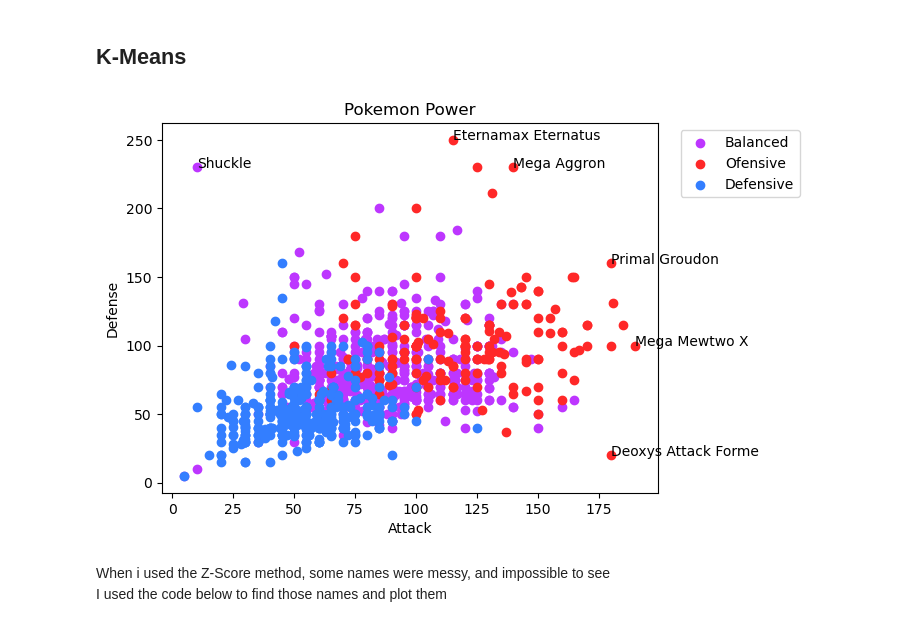
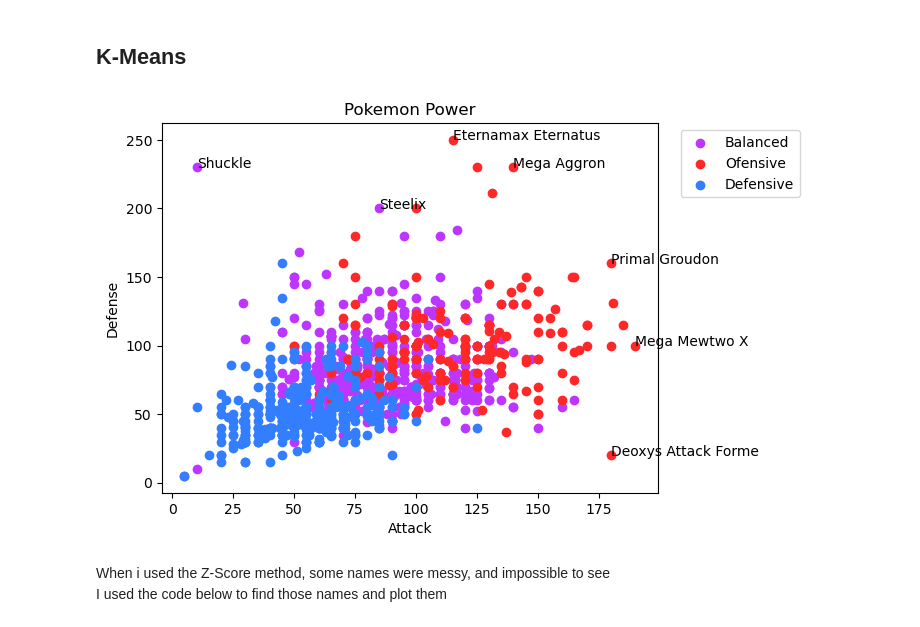
Before and after one commit to dtASW/Pokemon-K-Means.Z-Score, a Jupyter notebook: pokemon.ipynb, the cells around one changed output. Cells and saved outputs as stored; diff of their text form; code cells hidden in the pictures.

Commit message:
Steelix Added to the plot

```diff
--- a/pokemon.ipynb
+++ b/pokemon.ipynb
@@ -80,35 +80,35 @@ for i in range(3):
     plt.scatter(df[df['Cluster'] == i]['attack'], df[df['Cluster'] == i]['defense'], c=colors[i], label= color_labels[i])
 
 # Calculate Z-scores for each feature
 X_zscore = zscore(X)
 
 # Set Z-score threshold for identifying outliers
 zscore_threshold = 3
 
 # Set the list of Pokemon names to plot
-pokemon_names_to_plot = ['Shuckle', 'Deoxys Attack Forme', 'Eternamax Eternatus', 'Mega Mewtwo X', 'Primal Groudon', 'Mega Aggron']
+pokemon_names_to_plot = ['Shuckle', 'Deoxys Attack Forme', 'Eternamax Eternatus', 'Mega Mewtwo X', 'Primal Groudon', 'Mega Aggron', 'Steelix']
 
 # Identify outlier data points based on Z-score threshold and Pokemon names to plot
 outliers = ((X_zscore > zscore_threshold).any(axis=1)) & (df['name'].isin(pokemon_names_to_plot))
 
 # Get attack and defense values for outliers
 outlier_attacks = df[outliers]['attack']
 outlier_defenses = df[outliers]['defense']
 outlier_names = df[outliers]['name']
 
 # Plotting chosen outliers names
 for i, name in enumerate(outlier_names):
     plt.annotate(name, (outlier_attacks.iloc[i], outlier_defenses.iloc[i]))
 
 
 # Details
 plt.legend(bbox_to_anchor=(1.3, 1))
 plt.title('Pokemon Power')
 plt.xlabel('Attack')
 plt.ylabel('Defense')
 plt.show()
 # %% [output]
-[figure, old version]
+[figure, new version]
 # %% [markdown]
 When i used the Z-Score method, some names were messy, and impossible to see <br>
 I used the code below to find those names and plot them
```
